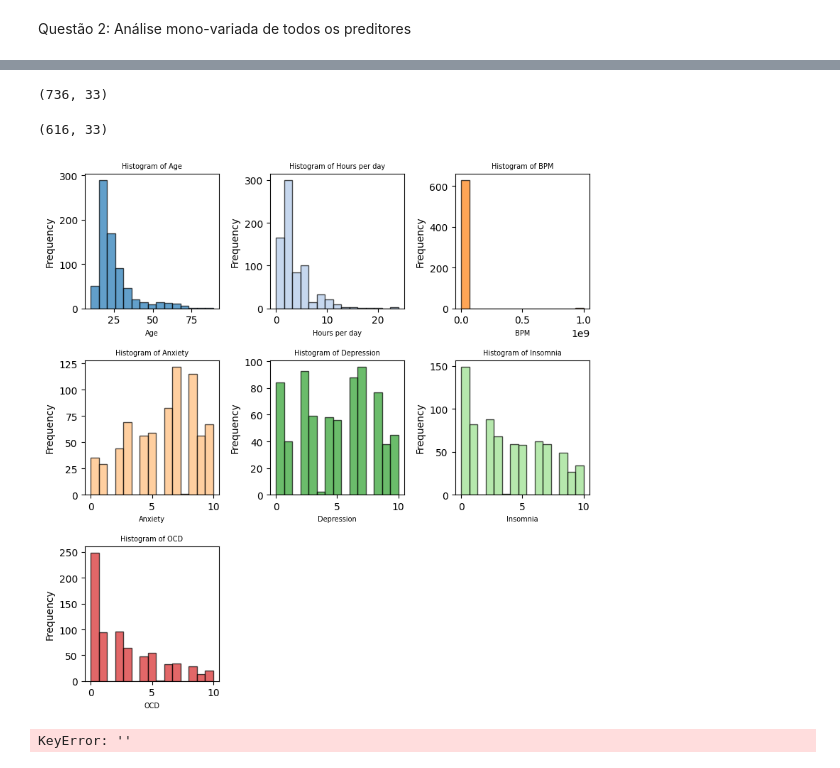
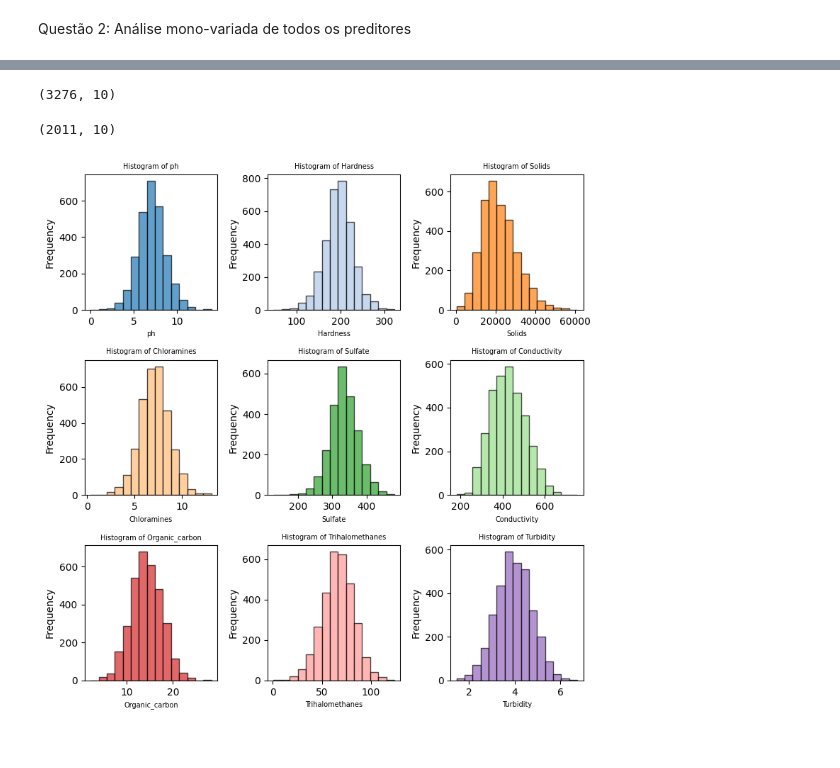
Before and after one commit to clarasalless/HW1-ICA, a Jupyter notebook: HW1.ipynb, the cells around one changed output, grey strips where cells are left out. Drawn from its saved outputs; the diff is of its cells as text; code cells hidden in the pictures.

Commit message:
novo dataset

```diff
--- a/HW1.ipynb
+++ b/HW1.ipynb
@@ -5,6 +5,6 @@ import matplotlib.pyplot as plt
 # %% [markdown]
 Questão 2: Análise mono-variada de todos os preditores
 # %%
-mxmh = pd.read_csv('dataset\mxmh_survey_results.csv')
-mxmh.columns
+wp = pd.read_csv('dataset\water_potability.csv')
+wp.columns
 # %% [output]
@@ -21,12 +13,12 @@ Index(['Timestamp', 'Age', 'Primary streaming service', 'Hours per day',
       dtype='object')
 # %%
 #forma do dataset com todas as linhas
-mxmh.shape
+wp.shape
 # %% [output]
-(736, 33)
+(3276, 10)
 # %%
 #forma do dataset sem as linhas com dados faltando
-mxmh_new = mxmh.dropna()
+mxmh_new = wp.dropna()
 mxmh_new.shape
 # %% [output]
-(616, 33)
+(2011, 10)
@@ -37,29 +25,23 @@ categorical_data = mxmh.select_dtypes(exclude=[np.number]) # 26 colunas
 # %%
 # configura o plot dos histogramas
 num_histograms = 9
 fig, axes = plt.subplots(3, 3, figsize=(8,8))
 axes_flat = axes.flatten()
 colors = plt.cm.tab20.colors[:num_histograms]
 
 # percorre a matriz de variáveis numéricas e plota histogramas de diferentes cores
-for i, (column, ax) in enumerate(zip(numeric_data.columns, axes_flat)):
-    numeric_data[column].plot.hist(ax=ax, bins=15, alpha=0.7, color=colors[i], edgecolor='black')
+for i, (column, ax) in enumerate(zip(wp.columns, axes_flat)):
+    wp[column].plot.hist(ax=ax, bins=15, alpha=0.7, color=colors[i], edgecolor='black')
     ax.set_title(f'Histogram of {column}', fontsize = 7)
     ax.set_xlabel(column, fontsize = 7)
 
 # apaga os subplots vazios
 if i <= num_histograms - 1:
     for j in range(i + 1, num_histograms):
         fig.delaxes(axes_flat[j])
 
 # ajusta o layout
 plt.tight_layout()
 plt.show()
 # %% [output]
-[figure, old version]
+[figure, new version]
-# %%
-categories = mxmh['Primary streaming service'].value_counts().index
-counts = mxmh['Primary streaming service'].value_counts().values
-plt.bar(categories, counts, width=0.5)
-# %% [output]
-KeyError: ''
```
Also changed, not shown: parts of 2 cells of this notebook, 3 other files.
